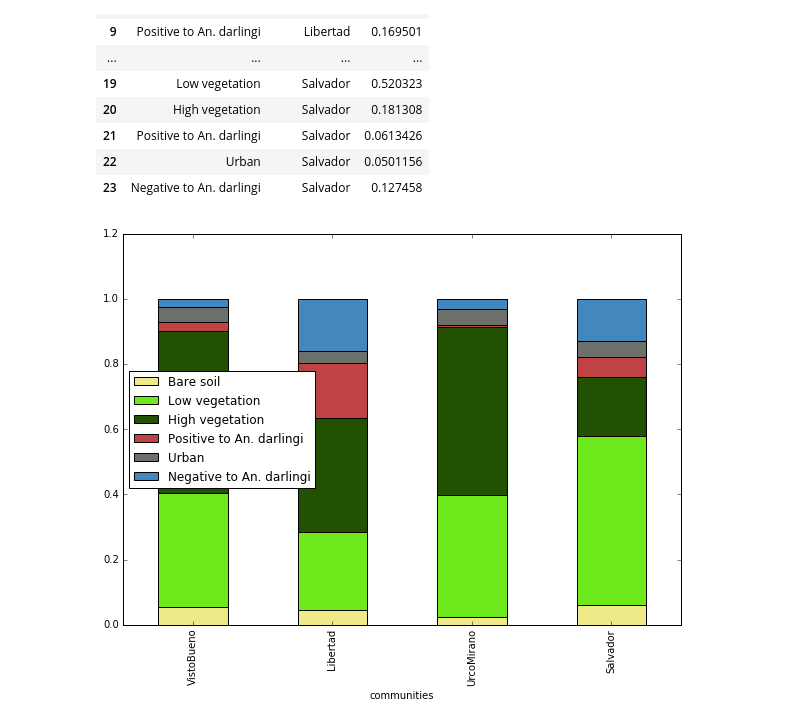
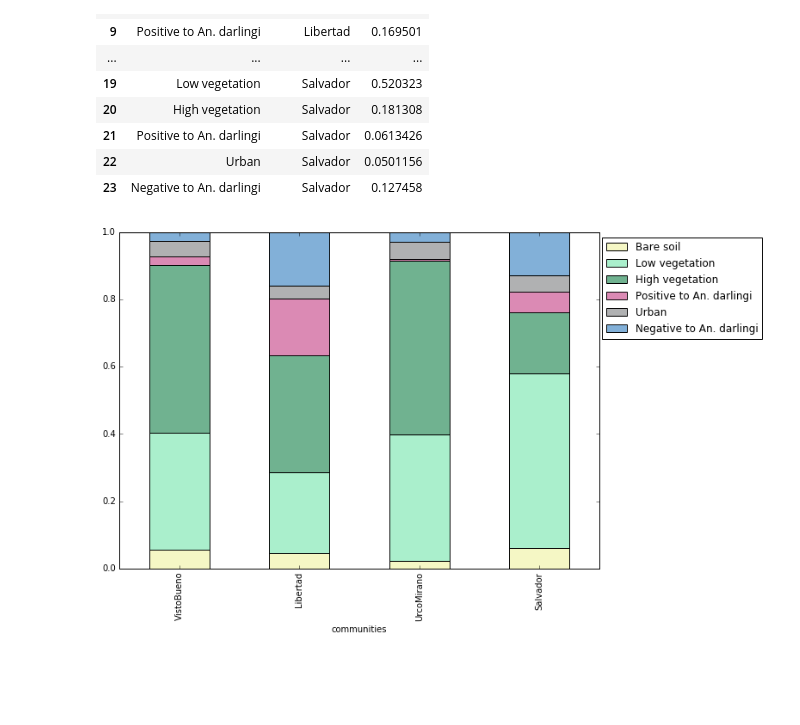
Before and after one commit to EdgarJoao30/raster_processing, a Jupyter notebook: ee-area-app2.ipynb, the cells around one changed output. Drawn from its saved outputs; the diff is of its cells as text; code cells hidden in the pictures; blank space fills up the shorter version.

```diff
--- a/ee-area-app2.ipynb
+++ b/ee-area-app2.ipynb
@@ -314,17 +314,18 @@ df_long
 # %%
 fig, ax = plt.subplots(figsize=(10,7))
 
 classes = df_long['class'].drop_duplicates()
 margin_bottom = np.zeros(len(df_long['communities'].drop_duplicates()))
-colors = ['#EEEA88', '#6eea1c', '#215101', '#bf4343', '#6c706a','#4387bf']
+colors = ['#f5f7c5', '#aaefcc', '#70b290', '#db8ab4', '#b0b1b2','#82b0d8']
 
 for num, classf in enumerate(classes):
     values = list(df_long[df_long['class'] == classf].loc[:, 'value'])
 
     df_long[df_long['class'] == classf].plot.bar(x='communities',y='value', ax=ax, stacked=True,
                                     bottom = margin_bottom, color=colors[num], label=classf)
     margin_bottom += values
-
+plt.legend( loc = 'upper right')
+plt.legend(bbox_to_anchor=(1.35, 1.0))
 plt.show()
 # %% [output]
-[figure, old version]
+[figure, new version]
```
Also changed, not shown: 2 other files.
